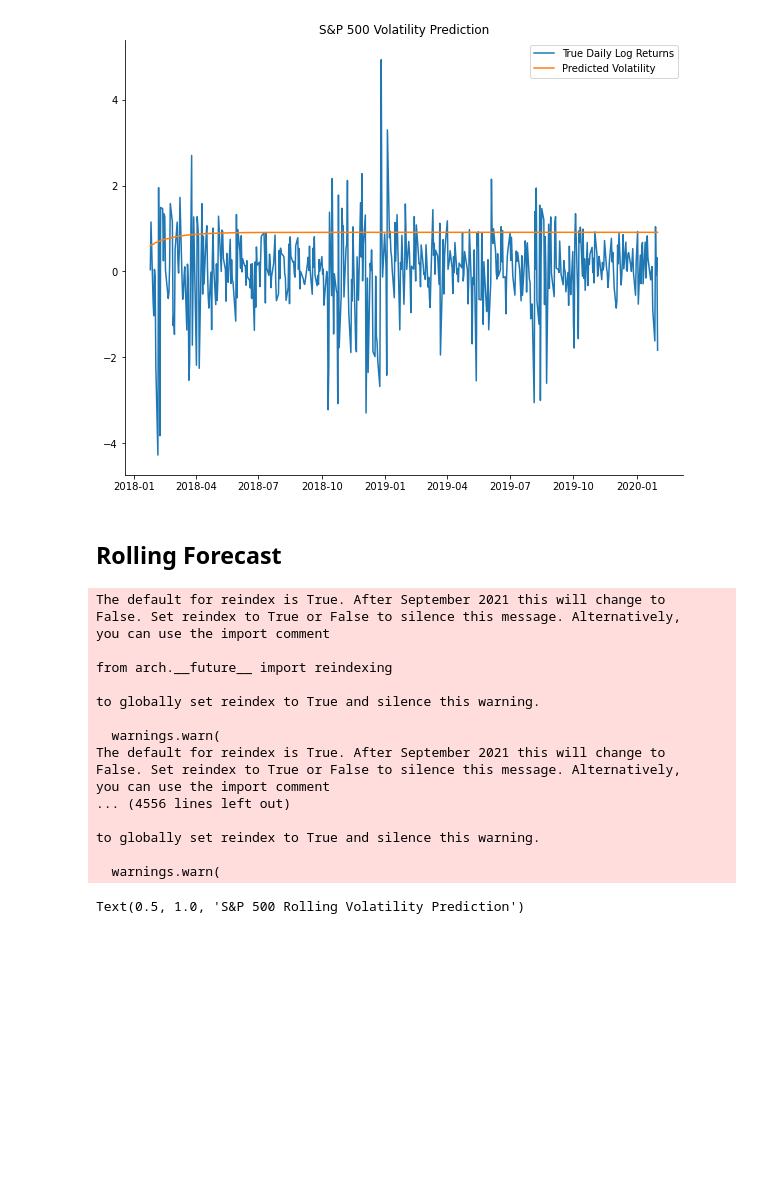
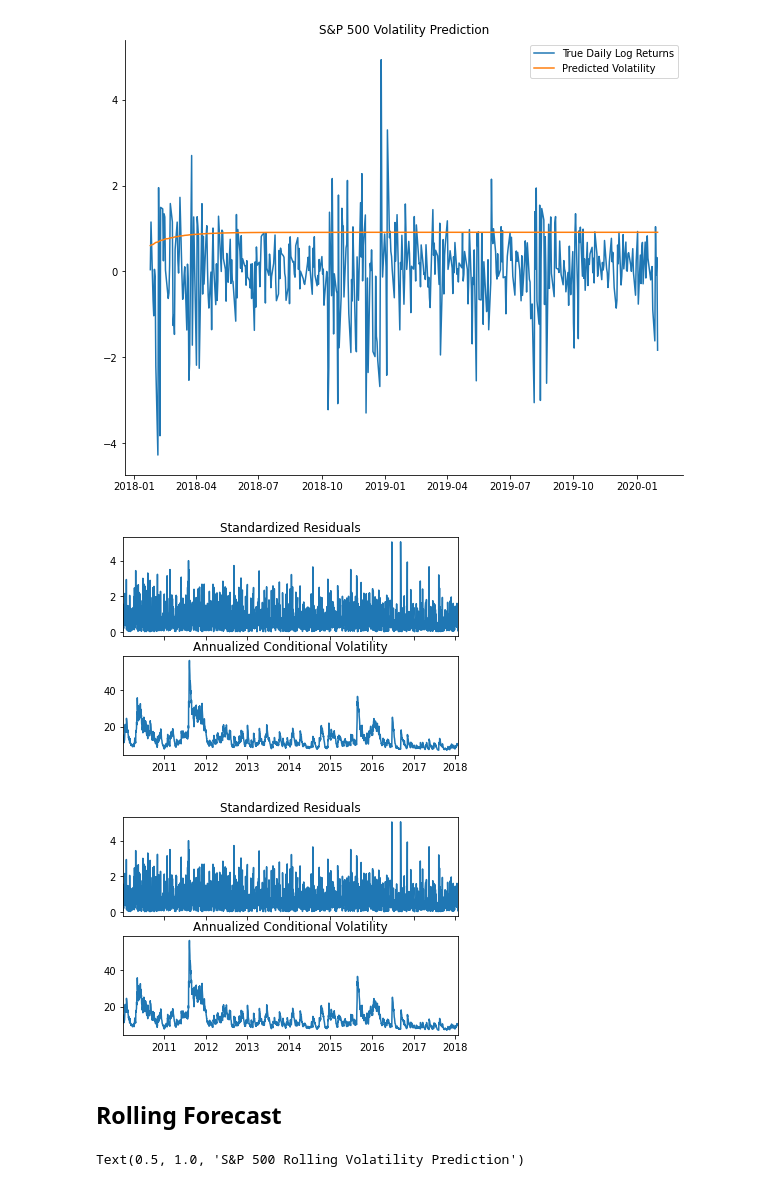
Before and after one commit to danielherrerahsph/SPYtimeseries, a Jupyter notebook: arch_model.ipynb, the cells around one changed output. Drawn from its saved outputs; the diff is of its cells as text; code cells hidden in the pictures; blank space fills up the shorter version.

```diff
--- a/arch_model.ipynb
+++ b/arch_model.ipynb
@@ -344,6 +335,12 @@ plt.legend(['True Daily Log Returns', 'Predicted Volatility'])
 # %% [output]
 <matplotlib.legend.Legend at 0x...>
 [figure]
+# %%
+# decide whether to include
+res_garch.plot(annualize="D")
+# %% [output]
+[figure, added]
+[figure, added]
 # %% [markdown]
 ## Rolling Forecast
 # %%
@@ -354,28 +351,10 @@ for i in range(y_test.shape[0]):
     model = arch_model(train, p=1, q=1, rescale = False)
     model_fit = model.fit(disp='off')
     # one step ahead predictor
-    pred = model_fit.forecast(horizon=1)
+    pred = model_fit.forecast(horizon=1, reindex=True)
     rolling_preds.append(np.sqrt(pred.variance.values[-1,:][0]))
 
 rolling_preds = pd.Series(rolling_preds, index=y_test.index)
-# %% [output]
-The default for reindex is True. After September 2021 this will change to
-False. Set reindex to True or False to silence this message. Alternatively,
-you can use the import comment
-
-from arch.__future__ import reindexing
-
-to globally set reindex to True and silence this warning.
-
-  warnings.warn(
-The default for reindex is True. After September 2021 this will change to
-False. Set reindex to True or False to silence this message. Alternatively,
-you can use the import comment
-... (4556 lines left out)
-
-to globally set reindex to True and silence this warning.
-
-  warnings.warn(
 # %%
 # plot of predicted test data volatility predictions
 fig,ax = plt.subplots(figsize=(10,4))
```
Also changed, not shown: parts of 20 cells of this notebook.
